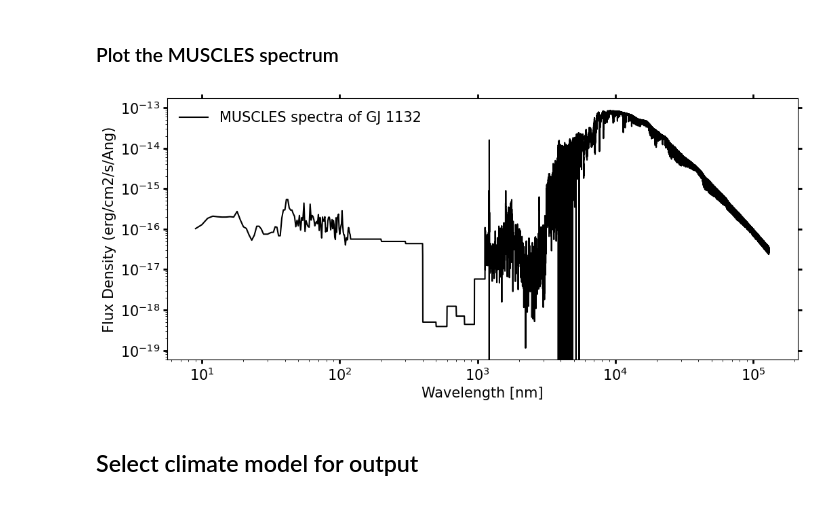
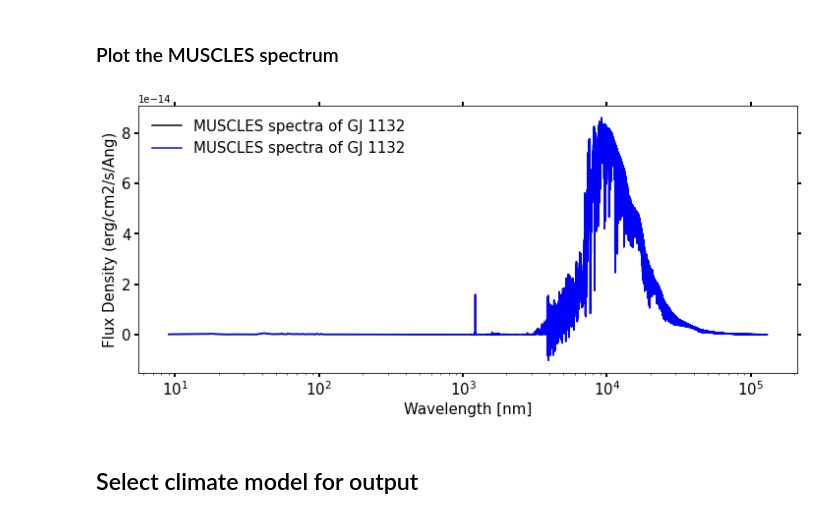
Before and after one commit to jack-eddy-symposium/exoplanetary-impact, a Jupyter notebook: SWIM/Stellar_Wind_and_Irradiance_Module.ipynb, the cells around one changed output. Saved outputs shown, nothing was run; the diff lists cells and outputs as text; code cells hidden in the pictures.

```diff
--- a/SWIM/Stellar_Wind_and_Irradiance_Module.ipynb
+++ b/SWIM/Stellar_Wind_and_Irradiance_Module.ipynb
@@ -108,20 +111,14 @@ hlsp_muscles_multi_multi_gj1132_broadband_v23_adapt-const-res-sed.fits already d
 ./fits/hlsp_muscles_multi_multi_gj1132_broadband_v23_adapt-const-res-sed.fits
 # %% [markdown]
 ### Plot the MUSCLES spectrum
-# %%
-plt.figure(figsize = (12,5))
-
-plt.plot(spec['WAVELENGTH'],spec['FLUX'], color = 'k', label = 'MUSCLES spectra of '+star_name)
-plt.tick_params(labelsize = 15, width = 2, length = 4, right = True, top = True)
-plt.xlabel('Wavelength [nm]', fontsize = 15)
-plt.xscale('log')
-plt.ylabel('Flux Density (erg/cm2/s/Ang)', fontsize = 15)
-plt.yscale('log')
-plt.legend(loc = 0, frameon = False, fontsize = 15)
-
-plt.show()
-# %% [output]
-[figure, removed]
+# %%
+from Plot_spectrum import plot_spectrum
+
+plot_spectrum(wav1 = spec['WAVELENGTH'], flux1 = spec['FLUX'], wav2 = spec['WAVELENGTH'], flux2 = spec['FLUX'],
+              number = 2, flux_units = '(erg/cm2/s/Ang)',
+              label1 = 'MUSCLES spectra of '+star_name, label2 = 'MUSCLES spectra of '+star_name)
+# %% [output]
+[figure, added]
 # %%
 #convert to mW/m2/nm
 per_cm2_to_per_m2 = 100**2
```
Also changed, not shown: parts of 8 cells of this notebook, 10 other files.
